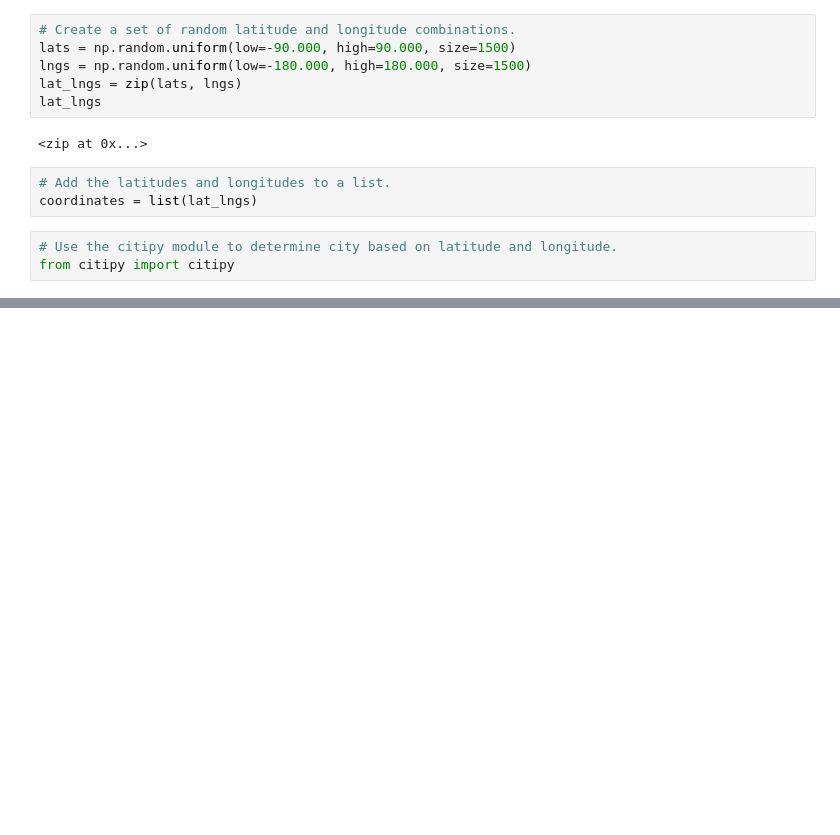
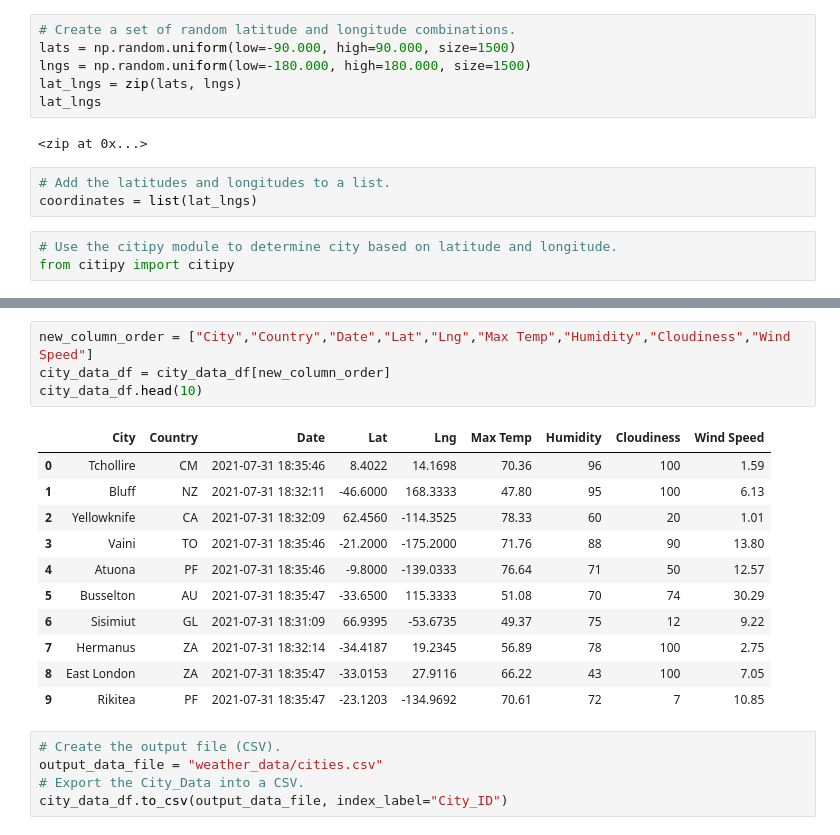
Before and after one commit to MelissaLesiewicz/World_Weather_Analysis, a Jupyter notebook: WeatherPy.ipynb, the cells around one changed output, grey strips where cells are left out. Saved outputs shown, nothing was run; the diff lists cells and outputs as text; blank space fills up the shorter version.

```diff
--- a/WeatherPy.ipynb
+++ b/WeatherPy.ipynb
@@ -33,0 +136,21 @@ len(cities)
+# %%
+new_column_order = ["City","Country","Date","Lat","Lng","Max Temp","Humidity","Cloudiness","Wind Speed"]
+city_data_df = city_data_df[new_column_order]
+city_data_df.head(10)
+# %% [output]
+|  | City | Country | Date | Lat | Lng | Max Temp | Humidity | Cloudiness | Wind Speed |
+| 0 | Tchollire | CM | 2021-07-31 18:35:46 | 8.4022 | 14.1698 | 70.36 | 96 | 100 | 1.59 |
+| 1 | Bluff | NZ | 2021-07-31 18:32:11 | -46.6000 | 168.3333 | 47.80 | 95 | 100 | 6.13 |
+| 2 | Yellowknife | CA | 2021-07-31 18:32:09 | 62.4560 | -114.3525 | 78.33 | 60 | 20 | 1.01 |
+| 3 | Vaini | TO | 2021-07-31 18:35:46 | -21.2000 | -175.2000 | 71.76 | 88 | 90 | 13.80 |
+| 4 | Atuona | PF | 2021-07-31 18:35:46 | -9.8000 | -139.0333 | 76.64 | 71 | 50 | 12.57 |
+| 5 | Busselton | AU | 2021-07-31 18:35:47 | -33.6500 | 115.3333 | 51.08 | 70 | 74 | 30.29 |
+| 6 | Sisimiut | GL | 2021-07-31 18:31:09 | 66.9395 | -53.6735 | 49.37 | 75 | 12 | 9.22 |
+| 7 | Hermanus | ZA | 2021-07-31 18:32:14 | -34.4187 | 19.2345 | 56.89 | 78 | 100 | 2.75 |
+| 8 | East London | ZA | 2021-07-31 18:35:47 | -33.0153 | 27.9116 | 66.22 | 43 | 100 | 7.05 |
+| 9 | Rikitea | PF | 2021-07-31 18:35:47 | -23.1203 | -134.9692 | 70.61 | 72 | 7 | 10.85 |
+# %%
+# Create the output file (CSV).
+output_data_file = "weather_data/cities.csv"
+# Export the City_Data into a CSV.
+city_data_df.to_csv(output_data_file, index_label="City_ID")
```
Also changed, not shown: parts of 7 cells of this notebook, 2 other files.
